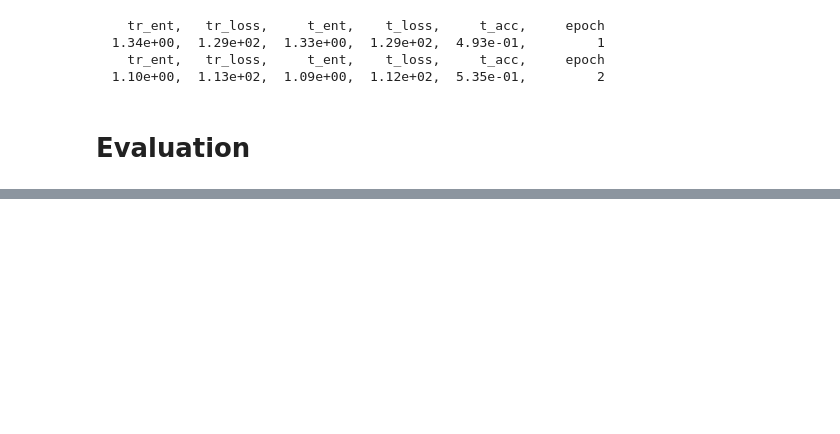
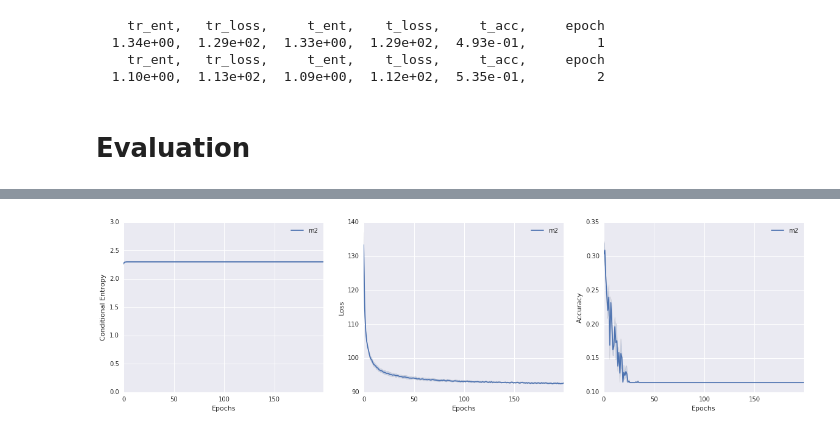
Before and after one commit to RuiShu/vae-clustering, a Jupyter notebook: experiments.ipynb, the cells around one changed output, grey strips where cells are left out. Cells and saved outputs as stored; diff of their text form; code cells hidden in the pictures; blank space fills up the shorter version.

```diff
--- a/experiments.ipynb
+++ b/experiments.ipynb
@@ -229,0 +238,44 @@ train(None, mnist, sess_info, epochs=2)
+# %%
+def prune_rows(arr, k):
+    delete_rows = []
+    for i in xrange(len(arr)):
+        if np.isnan(arr[i, k]):
+            delete_rows += [i]
+    return np.delete(arr, delete_rows, axis=0)[:, :k]
+
+def plot_from_csv(glob_str, axes, color_idx):
+    dfs = [pd.read_csv(f) for f in glob.glob('logs/{:s}.log*'.format(glob_str))]
+    df = (pd.concat(dfs, axis=1, keys=range(len(dfs)))
+                .swaplevel(0, 1, axis=1)
+                .sortlevel(axis=1))
+    df = df[:201].apply(pd.to_numeric)
+    k = 200
+    ax1, ax2, ax3 = axes
+
+    sns.tsplot(data=prune_rows(df['{:>10s}'.format('t_ent')].values.T, k),
+               ax=ax1,
+               condition=glob_str,
+               color=sns.color_palette()[color_idx])
+    ax1.set_ylim(0,3)
+    ax1.set_xlabel('Epochs')
+    ax1.set_ylabel('Conditional Entropy')
+
+    sns.tsplot(data=prune_rows(df['{:>10s}'.format('t_loss')].values.T, k),
+               ax=ax2,
+               condition=glob_str,
+               color=sns.color_palette()[color_idx])
+    ax2.set_xlabel('Epochs')
+    ax2.set_ylabel('Loss')
+
+    sns.tsplot(data=prune_rows(df['{:>10s}'.format('t_acc')].values.T, k),
+               ax=ax3,
+               condition=glob_str,
+               color=sns.color_palette()[color_idx])
+    ax3.set_xlabel('Epochs')
+    ax3.set_ylabel('Accuracy')
+# %%
+f, axes = plt.subplots(1,3, figsize=(20, 5))
+plot_from_csv('m2', axes, 0)
+plt.savefig('images/m2.png')
+# %% [output]
+[figure, added]
```
Also changed, not shown: parts of 4 cells of this notebook, 42 other files.
